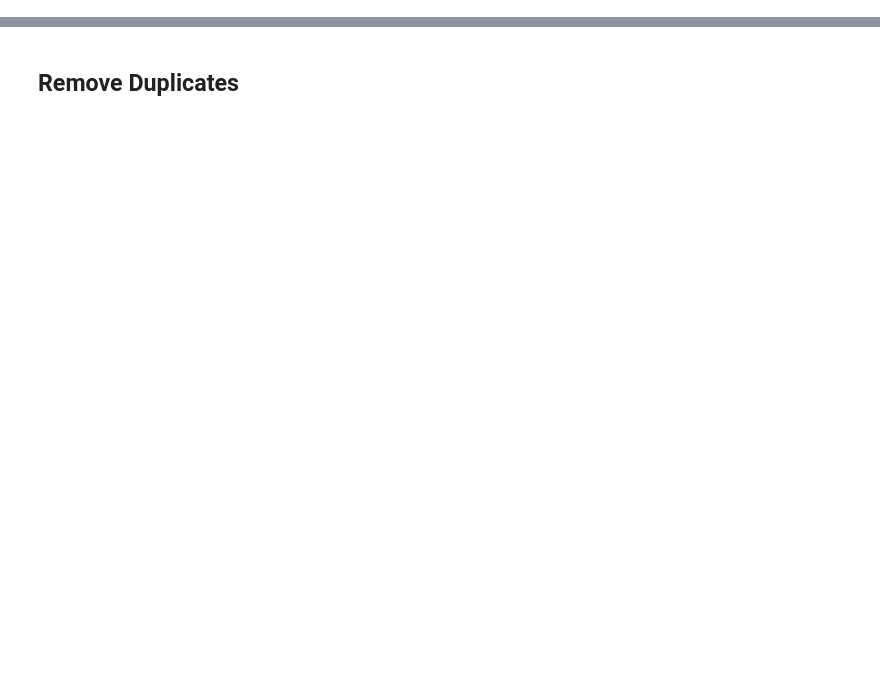
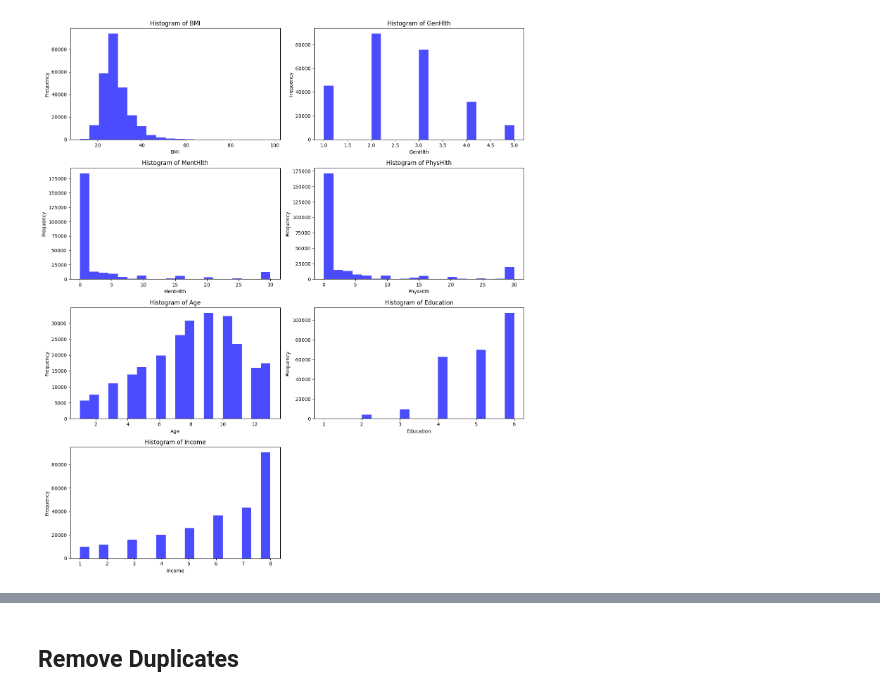
Before and after one commit to fernandobusta/diabetes-prediction-model, a Jupyter notebook: cleaning.ipynb, the cells around one changed output, grey strips where cells are left out. Cells and saved outputs as stored; diff of their text form; code cells hidden in the pictures; blank space fills up the shorter version.

```diff
--- a/cleaning.ipynb
+++ b/cleaning.ipynb
@@ -13,0 +126,21 @@ pd.set_option('display.max_columns', None)
+# %%
+# Set up the plotting area for 7 plots (2 per row)
+fig, axes = plt.subplots(4, 2, figsize=(14, 16))
+axes = axes.flatten()
+
+# List of attributes to plot
+attributes = ['BMI', 'GenHlth', 'MentHlth', 'PhysHlth', 'Age', 'Education', 'Income']
+
+for i, column in enumerate(attributes):
+    axes[i].hist(df[column], bins=20, color='blue', alpha=0.7)
+    axes[i].set_title(f'Histogram of {column}')
+    axes[i].set_xlabel(column)
+    axes[i].set_ylabel('Frequency')
+
+# Remove the last empty subplot
+fig.delaxes(axes[-1])
+
+plt.tight_layout()
+plt.show()
+# %% [output]
+[figure, added]
```
Also changed, not shown: parts of 36 cells of this notebook.
